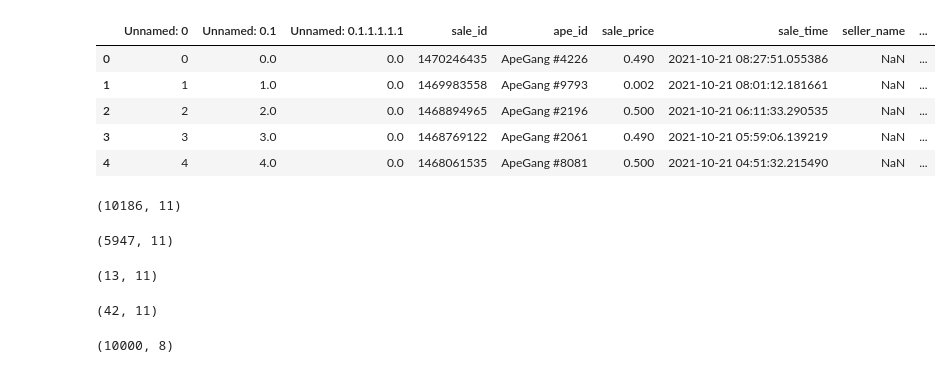
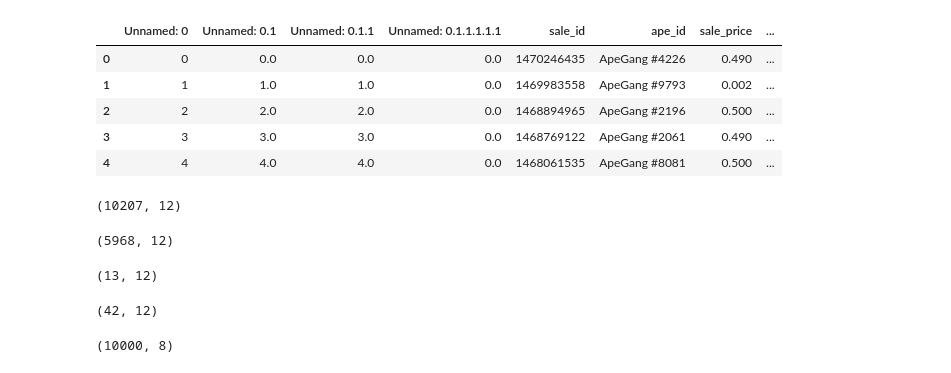
Before and after one commit to SamPink/ape-gang, a Jupyter notebook: notebooks/ML_ape.ipynb, the cells around one changed output. Saved outputs shown, nothing was run; the diff lists cells and outputs as text; code cells hidden in the pictures.

```diff
--- a/notebooks/ML_ape.ipynb
+++ b/notebooks/ML_ape.ipynb
@@ -4,33 +4,33 @@ import datetime as dt
 from sklearn.preprocessing import StandardScaler
 from sklearn.model_selection import train_test_split
 # %%
-sales = pd.read_csv('./csvs/all_sales.csv')
+sales = pd.read_csv('../csvs/all_sales.csv')
 sales.sale_time = sales.sale_time.astype("datetime64[ns]")
 sales.head()
 # %% [output]
-|  | Unnamed: 0 | Unnamed: 0.1 | Unnamed: 0.1.1.1.1.1 | sale_id | ape_id | sale_price | sale_time | seller_name | ... |
-| 0 | 0 | 0.0 | 0.0 | 1470246435 | ApeGang #4226 | 0.490 | 2021-10-21 08:27:51.055386 | NaN | ... |
-| 1 | 1 | 1.0 | 0.0 | 1469983558 | ApeGang #9793 | 0.002 | 2021-10-21 08:01:12.181661 | NaN | ... |
-| 2 | 2 | 2.0 | 0.0 | 1468894965 | ApeGang #2196 | 0.500 | 2021-10-21 06:11:33.290535 | NaN | ... |
-| 3 | 3 | 3.0 | 0.0 | 1468769122 | ApeGang #2061 | 0.490 | 2021-10-21 05:59:06.139219 | NaN | ... |
-| 4 | 4 | 4.0 | 0.0 | 1468061535 | ApeGang #8081 | 0.500 | 2021-10-21 04:51:32.215490 | NaN | ... |
+|  | Unnamed: 0 | Unnamed: 0.1 | Unnamed: 0.1.1 | Unnamed: 0.1.1.1.1.1 | sale_id | ape_id | sale_price | ... |
+| 0 | 0 | 0.0 | 0.0 | 0.0 | 1470246435 | ApeGang #4226 | 0.490 | ... |
+| 1 | 1 | 1.0 | 1.0 | 0.0 | 1469983558 | ApeGang #9793 | 0.002 | ... |
+| 2 | 2 | 2.0 | 2.0 | 0.0 | 1468894965 | ApeGang #2196 | 0.500 | ... |
+| 3 | 3 | 3.0 | 3.0 | 0.0 | 1468769122 | ApeGang #2061 | 0.490 | ... |
+| 4 | 4 | 4.0 | 4.0 | 0.0 | 1468061535 | ApeGang #8081 | 0.500 | ... |
 # %%
 sales.shape
 # %% [output]
-(10186, 11)
+(10207, 12)
 # %%
 recent_sales = sales[sales.sale_time > dt.datetime(2021, 9, 1)]
 recent_sales.shape
 # %% [output]
-(5947, 11)
+(5968, 12)
 # %%
 #how many cheap apes under .1ETH
 recent_sales[recent_sales['sale_price']<0.1].shape
 # %% [output]
-(13, 11)
+(13, 12)
 # %%
 #How many expensive apes over 3 ETH
 recent_sales[recent_sales['sale_price']>3].shape
 # %% [output]
-(42, 11)
+(42, 12)
 # %%
```
Also changed, not shown: parts of 10 cells of this notebook, 1 other file.
